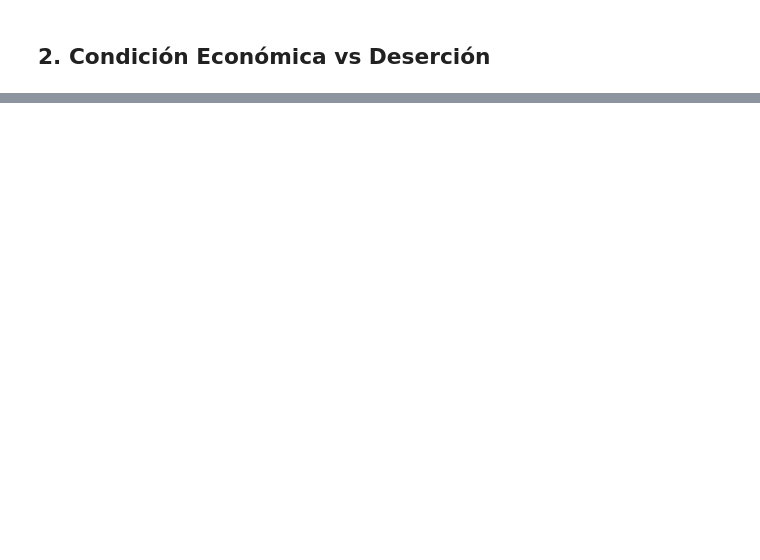
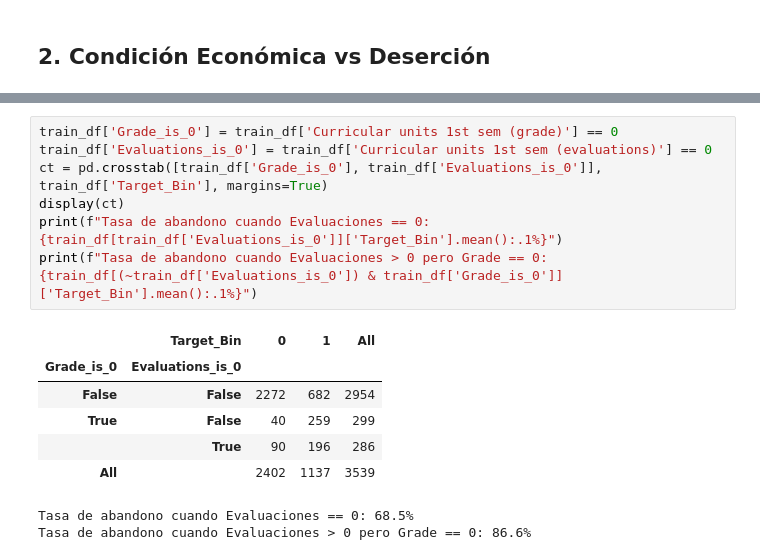
Before and after one commit to JorgeGarciaCS/TP1_DataMining, a Jupyter notebook: notebooks/01_eda.ipynb, the cells around one changed output, grey strips where cells are left out. Cells and saved outputs as stored; diff of their text form; blank space fills up the shorter version.

```diff
--- a/notebooks/01_eda.ipynb
+++ b/notebooks/01_eda.ipynb
@@ -71,0 +72,16 @@ plt.show()
+# %%
+train_df['Grade_is_0'] = train_df['Curricular units 1st sem (grade)'] == 0
+train_df['Evaluations_is_0'] = train_df['Curricular units 1st sem (evaluations)'] == 0
+ct = pd.crosstab([train_df['Grade_is_0'], train_df['Evaluations_is_0']], train_df['Target_Bin'], margins=True)
+display(ct)
+print(f"Tasa de abandono cuando Evaluaciones == 0: {train_df[train_df['Evaluations_is_0']]['Target_Bin'].mean():.1%}")
+print(f"Tasa de abandono cuando Evaluaciones > 0 pero Grade == 0: {train_df[(~train_df['Evaluations_is_0']) & train_df['Grade_is_0']]['Target_Bin'].mean():.1%}")
+# %% [output]
+|  | Target_Bin | 0 | 1 | All |
+| Grade_is_0 | Evaluations_is_0 |  |  |  |
+| False | False | 2272 | 682 | 2954 |
+| True | False | 40 | 259 | 299 |
+|  | True | 90 | 196 | 286 |
+| All |  | 2402 | 1137 | 3539 |
+Tasa de abandono cuando Evaluaciones == 0: 68.5%
+Tasa de abandono cuando Evaluaciones > 0 pero Grade == 0: 86.6%
```
Also changed, not shown: parts of 11 cells of this notebook, 19 other files.
